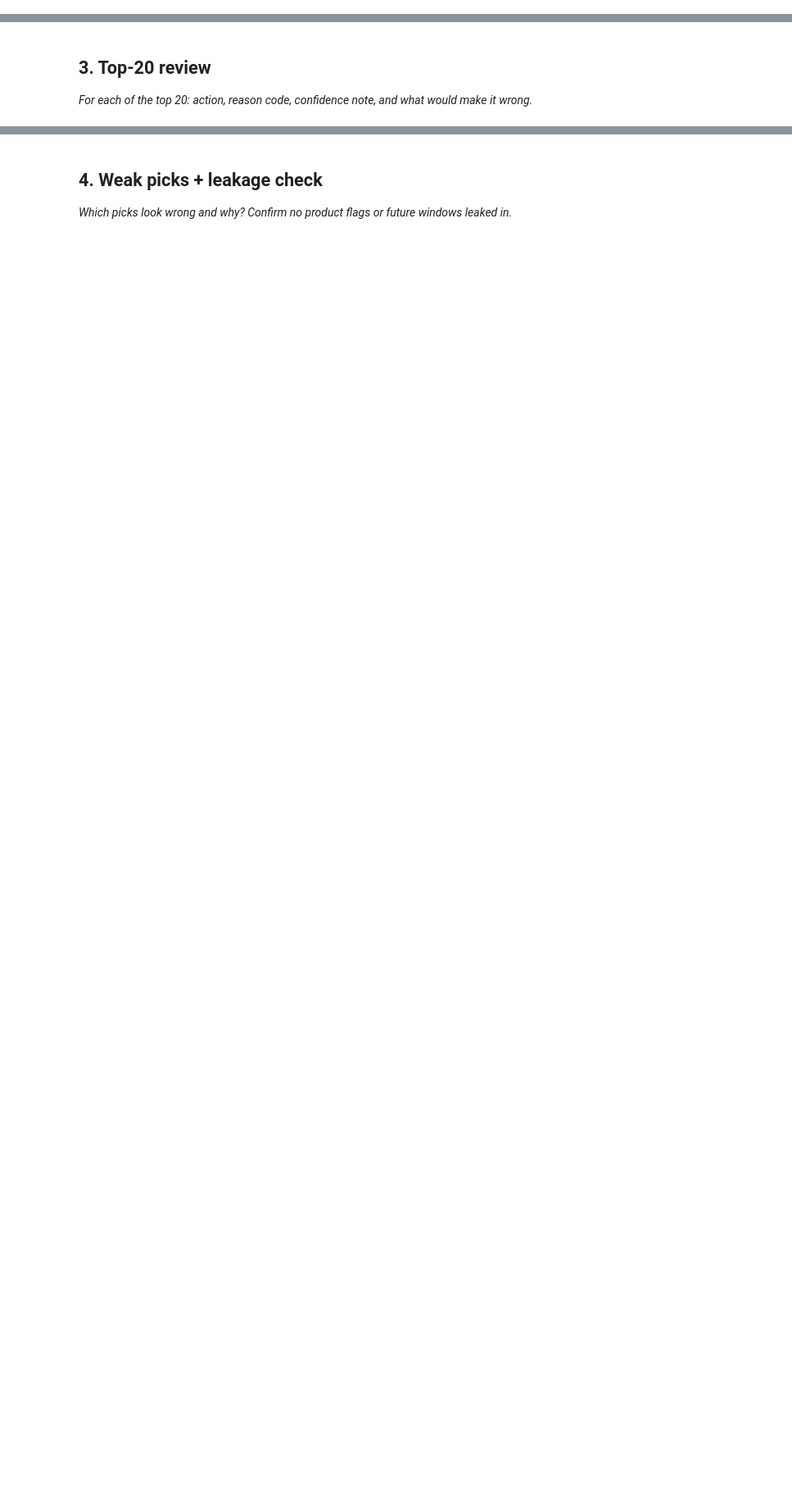
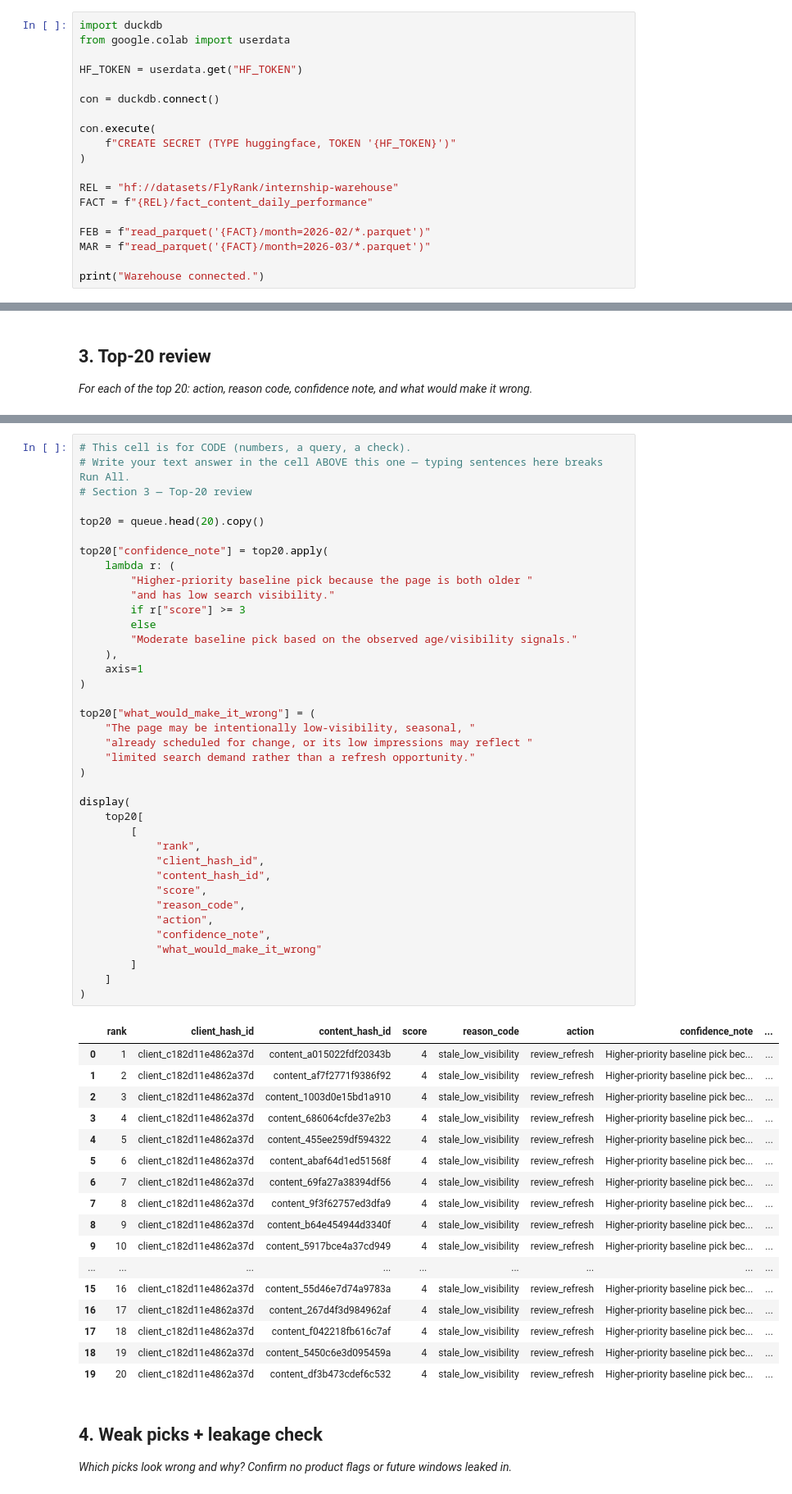
Before and after one commit to afreensumai64/ML-Internship, a Jupyter notebook: work/notebooks/w04_baseline_score.ipynb, the cells around one changed output, grey strips where cells are left out. Shown at 82% size. Cells and saved outputs as stored; diff of their text form; blank space fills up the shorter version.

```diff
--- a/work/notebooks/w04_baseline_score.ipynb
+++ b/work/notebooks/w04_baseline_score.ipynb
@@ -8,0 +11,19 @@ This skeleton is yours to fill. Work the sections **in order** — each one has
+# %%
+import duckdb
+from google.colab import userdata
+
+HF_TOKEN = userdata.get("HF_TOKEN")
+
+con = duckdb.connect()
+
+con.execute(
+    f"CREATE SECRET (TYPE huggingface, TOKEN '{HF_TOKEN}')"
+)
+
+REL = "hf://datasets/FlyRank/internship-warehouse"
+FACT = f"{REL}/fact_content_daily_performance"
+
+FEB = f"read_parquet('{FACT}/month=2026-02/*.parquet')"
+MAR = f"read_parquet('{FACT}/month=2026-03/*.parquet')"
+
+print("Warehouse connected.")
@@ -30,3 +353,59 @@ This skeleton is yours to fill. Work the sections **in order** — each one has
+# %%
+# This cell is for CODE (numbers, a query, a check).
+# Write your text answer in the cell ABOVE this one — typing sentences here breaks Run All.
+# Section 3 — Top-20 review
+
+top20 = queue.head(20).copy()
+
+top20["confidence_note"] = top20.apply(
+    lambda r: (
+        "Higher-priority baseline pick because the page is both older "
+        "and has low search visibility."
+        if r["score"] >= 3
+        else
+        "Moderate baseline pick based on the observed age/visibility signals."
+    ),
+    axis=1
+)
+
+top20["what_would_make_it_wrong"] = (
+    "The page may be intentionally low-visibility, seasonal, "
+    "already scheduled for change, or its low impressions may reflect "
+    "limited search demand rather than a refresh opportunity."
+)
+
+display(
+    top20[
+        [
+            "rank",
+            "client_hash_id",
+            "content_hash_id",
+            "score",
+            "reason_code",
+            "action",
+            "confidence_note",
+            "what_would_make_it_wrong"
+        ]
+    ]
+)
+# %% [output]
+|  | rank | client_hash_id | content_hash_id | score | reason_code | action | confidence_note | ... |
+| 0 | 1 | client_c182d11e4862a37d | content_a015022fdf20343b | 4 | stale_low_visibility | review_refresh | Higher-priority baseline pick bec... | ... |
+| 1 | 2 | client_c182d11e4862a37d | content_af7f2771f9386f92 | 4 | stale_low_visibility | review_refresh | Higher-priority baseline pick bec... | ... |
+| 2 | 3 | client_c182d11e4862a37d | content_1003d0e15bd1a910 | 4 | stale_low_visibility | review_refresh | Higher-priority baseline pick bec... | ... |
+| 3 | 4 | client_c182d11e4862a37d | content_686064cfde37e2b3 | 4 | stale_low_visibility | review_refresh | Higher-priority baseline pick bec... | ... |
+| 4 | 5 | client_c182d11e4862a37d | content_455ee259df594322 | 4 | stale_low_visibility | review_refresh | Higher-priority baseline pick bec... | ... |
+| 5 | 6 | client_c182d11e4862a37d | content_abaf64d1ed51568f | 4 | stale_low_visibility | review_refresh | Higher-priority baseline pick bec... | ... |
+| 6 | 7 | client_c182d11e4862a37d | content_69fa27a38394df56 | 4 | stale_low_visibility | review_refresh | Higher-priority baseline pick bec... | ... |
+| 7 | 8 | client_c182d11e4862a37d | content_9f3f62757ed3dfa9 | 4 | stale_low_visibility | review_refresh | Higher-priority baseline pick bec... | ... |
+| 8 | 9 | client_c182d11e4862a37d | content_b64e454944d3340f | 4 | stale_low_visibility | review_refresh | Higher-priority baseline pick bec... | ... |
+| 9 | 10 | client_c182d11e4862a37d | content_5917bce4a37cd949 | 4 | stale_low_visibility | review_refresh | Higher-priority baseline pick bec... | ... |
+| ... | ... | ... | ... | ... | ... | ... | ... | ... |
+| 15 | 16 | client_c182d11e4862a37d | content_55d46e7d74a9783a | 4 | stale_low_visibility | review_refresh | Higher-priority baseline pick bec... | ... |
+| 16 | 17 | client_c182d11e4862a37d | content_267d4f3d984962af | 4 | stale_low_visibility | review_refresh | Higher-priority baseline pick bec... | ... |
+| 17 | 18 | client_c182d11e4862a37d | content_f042218fb616c7af | 4 | stale_low_visibility | review_refresh | Higher-priority baseline pick bec... | ... |
+| 18 | 19 | client_c182d11e4862a37d | content_5450c6e3d095459a | 4 | stale_low_visibility | review_refresh | Higher-priority baseline pick bec... | ... |
+| 19 | 20 | client_c182d11e4862a37d | content_df3b473cdef6c532 | 4 | stale_low_visibility | review_refresh | Higher-priority baseline pick bec... | ... |
 # %% [markdown]
 ## 4. Weak picks + leakage check
 
```
Also changed, not shown: parts of 16 cells of this notebook.
